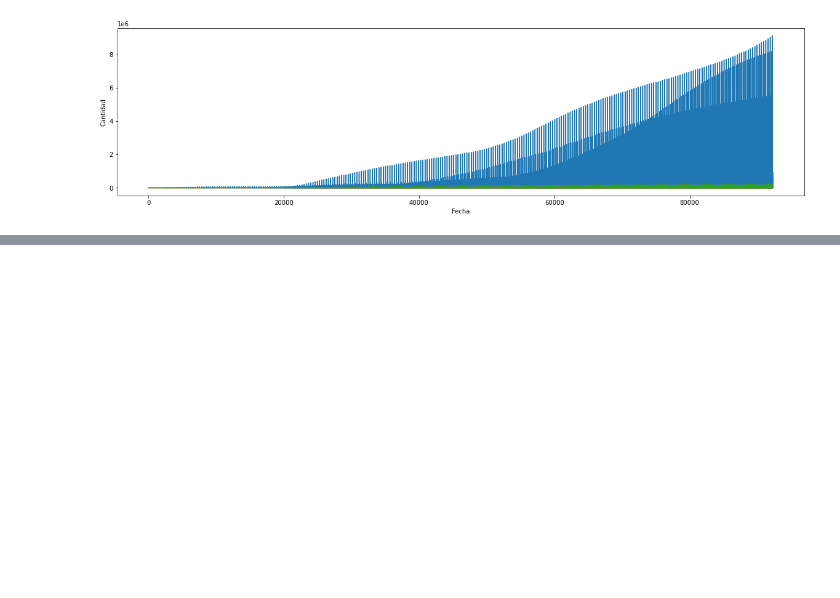
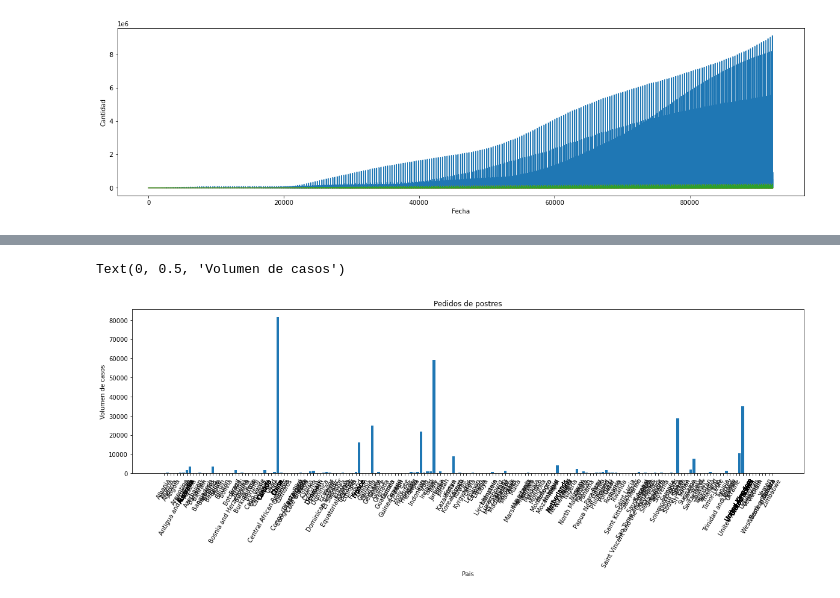
Before and after one commit to CristianGaona/Covid-19-python-QtDesigner, a Jupyter notebook: src/pruebasNotebook.ipynb, the cells around one changed output, grey strips where cells are left out. Saved outputs shown, nothing was run; the diff lists cells and outputs as text; code cells hidden in the pictures; blank space fills up the shorter version.

```diff
--- a/src/pruebasNotebook.ipynb
+++ b/src/pruebasNotebook.ipynb
@@ -157,0 +203,16 @@ plt.plot(lista2)   # Dibuja datos de lista2 sin borrar datos de lista1
+# %%
+x_values = filtered_df.iloc[1:,0]
+y_values = filtered_df.iloc[1:,3].tolist()
+
+plt.figure(figsize = (20,5))    #Figura. Puede incluirse el tamaño con figsize
+plt.bar(x_values, y_values)          #El gráfico
+plt.title('Pedidos de postres')      #El título
+ax = plt.subplot()                   #Axis
+ax.set_xticks(x_values)             #Eje x
+ax.set_xticklabels(x_values, rotation=60)
+ax.set_xticklabels(x_values)        #Etiquetas del eje x
+ax.set_xlabel('Pais')  #Nombre del eje x
+ax.set_ylabel('Volumen de casos')  #Nombre del eje y
+# %% [output]
+Text(0, 0.5, 'Volumen de casos')
+[figure, added]
```
Also changed, not shown: parts of 7 cells of this notebook.
